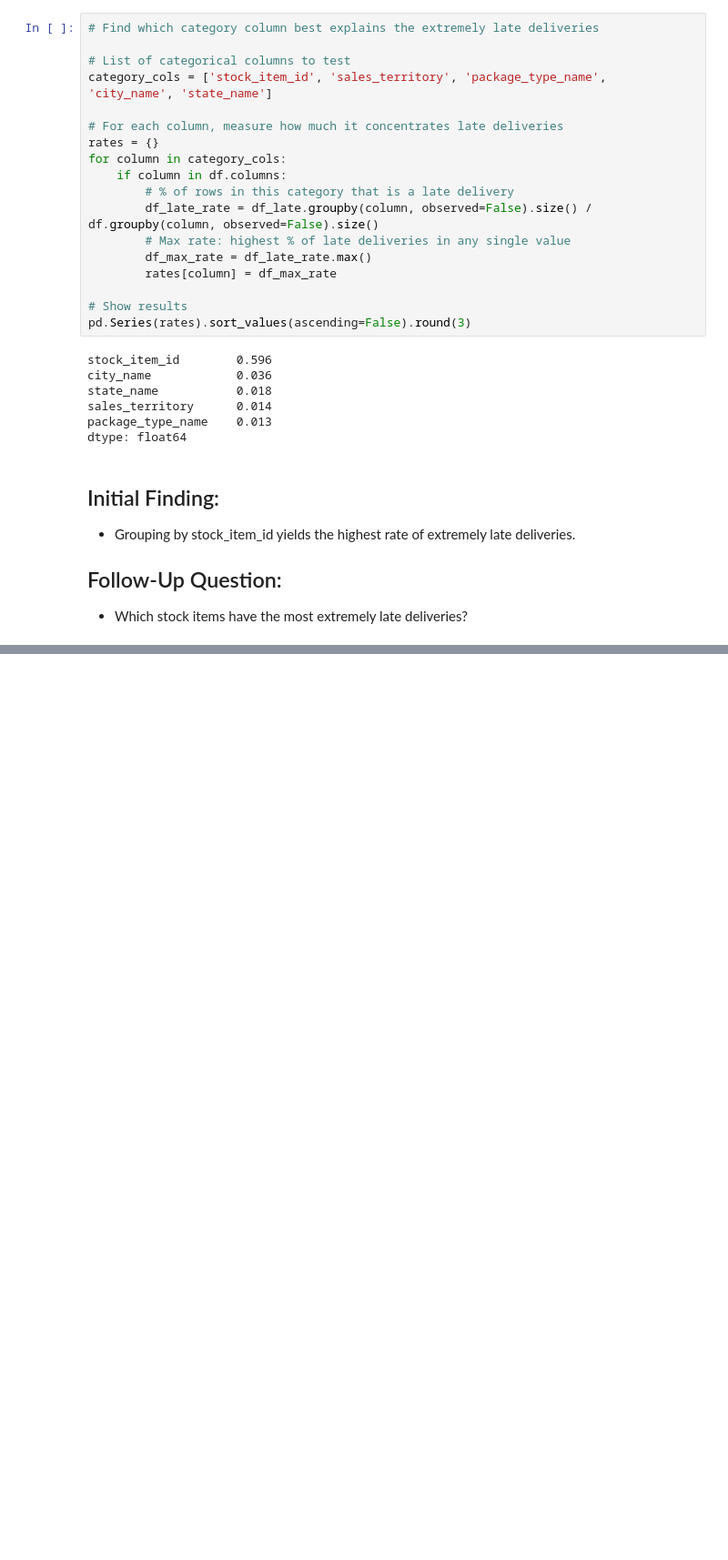
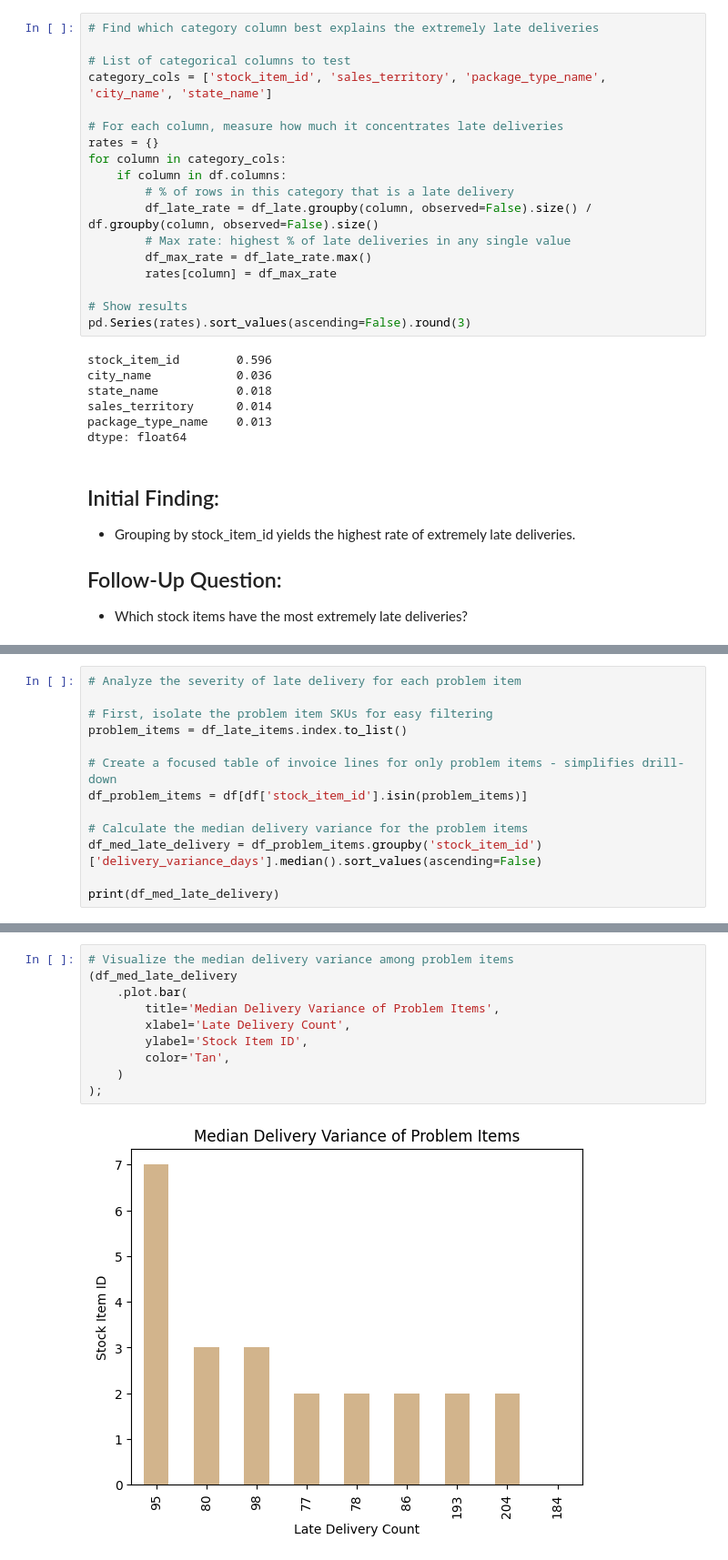
Before and after one commit to hunter-sills/wwi_performance_discovery, a Jupyter notebook: main_analysis.ipynb, the cells around one changed output, grey strips where cells are left out. Shown: that part at 91% size. Drawn from its saved outputs; the diff is of its cells as text; blank space fills up the shorter version.

```diff
--- a/main_analysis.ipynb
+++ b/main_analysis.ipynb
@@ -361,0 +366,13 @@ Name: is_late_delivery, dtype: Int64
+# %%
+# Analyze the severity of late delivery for each problem item
+
+# First, isolate the problem item SKUs for easy filtering
+problem_items = df_late_items.index.to_list()
+
+# Create a focused table of invoice lines for only problem items - simplifies drill-down
+df_problem_items = df[df['stock_item_id'].isin(problem_items)]
+
+# Calculate the median delivery variance for the problem items
+df_med_late_delivery = df_problem_items.groupby('stock_item_id')['delivery_variance_days'].median().sort_values(ascending=False)
+
+print(df_med_late_delivery)
@@ -362,3 +391,15 @@ Name: is_late_delivery, dtype: Int64
+# %%
+# Visualize the median delivery variance among problem items
+(df_med_late_delivery
+    .plot.bar(
+        title='Median Delivery Variance of Problem Items',
+        xlabel='Late Delivery Count',
+        ylabel='Stock Item ID',
+        color='Tan',
+    )
+);
+# %% [output]
+[figure, added]
 # %% [markdown]
 ## Initial  Summary Analysis
 
```
Also changed, not shown: parts of 13 cells of this notebook.
